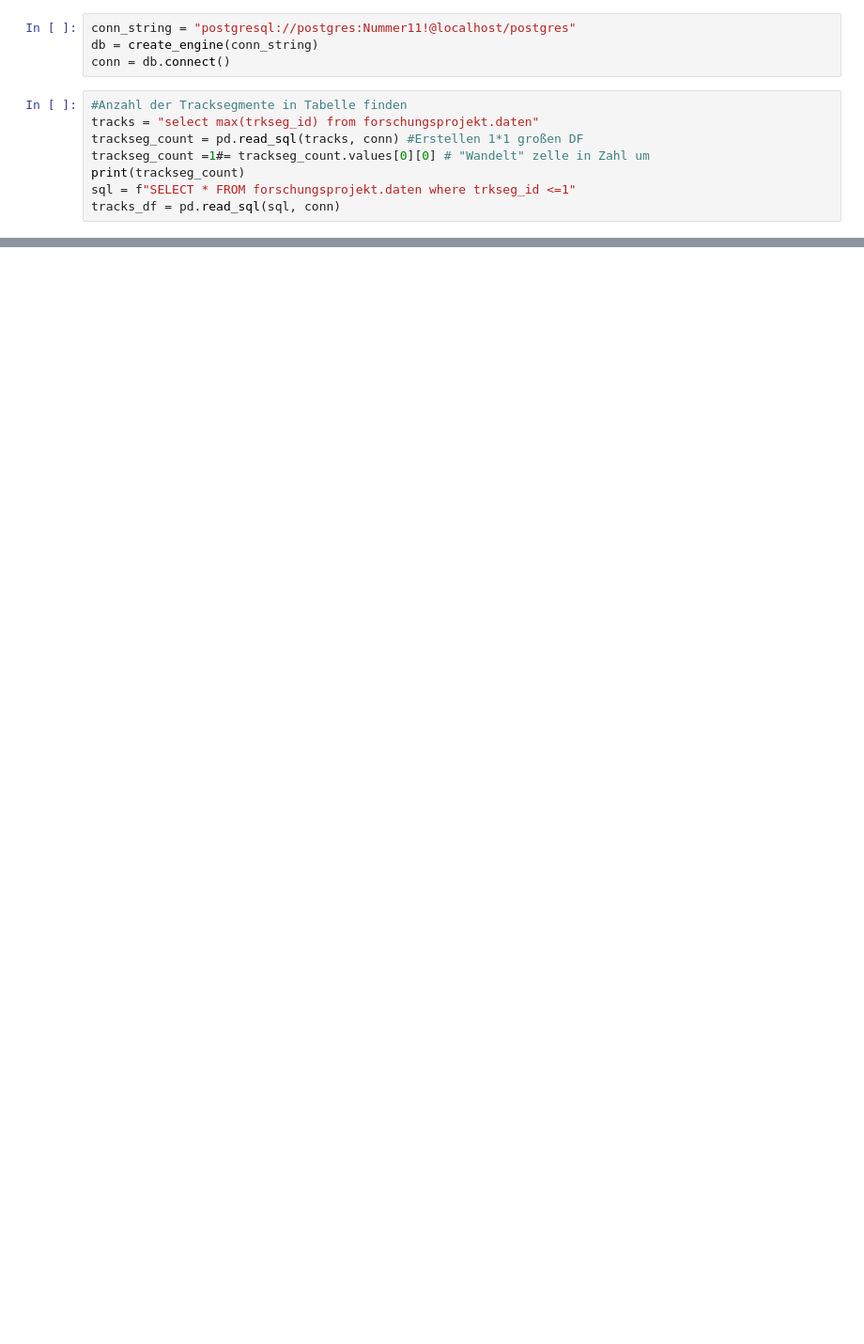
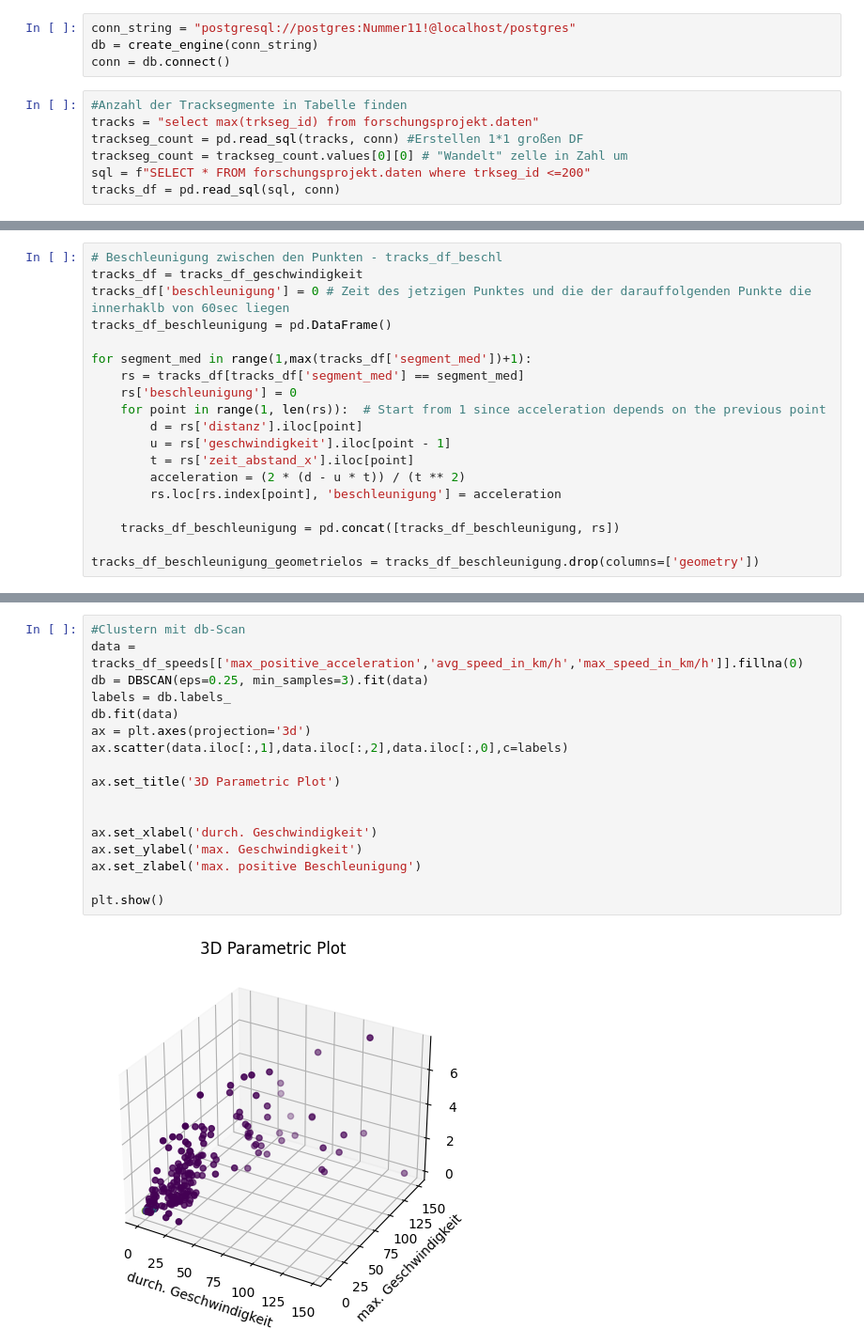
Before and after one commit to TKreutzmann/G613, a Jupyter notebook: Datenverarbeitung.ipynb, the cells around one changed output, grey strips where cells are left out. Shown at 94% size. Drawn from its saved outputs; the diff is of its cells as text; blank space fills up the shorter version.

```diff
--- a/Datenverarbeitung.ipynb
+++ b/Datenverarbeitung.ipynb
@@ -19,7 +30,6 @@ conn = db.connect()
 #Anzahl der Tracksegmente in Tabelle finden
 tracks = "select max(trkseg_id) from forschungsprojekt.daten"
 trackseg_count = pd.read_sql(tracks, conn) #Erstellen 1*1 großen DF
-trackseg_count =1#= trackseg_count.values[0][0] # "Wandelt" zelle in Zahl um
-print(trackseg_count)
-sql = f"SELECT * FROM forschungsprojekt.daten where trkseg_id <=1"
+trackseg_count = trackseg_count.values[0][0] # "Wandelt" zelle in Zahl um
+sql = f"SELECT * FROM forschungsprojekt.daten where trkseg_id <=200"
 tracks_df = pd.read_sql(sql, conn)
@@ -145,0 +197,19 @@ for trkseg in range(1,2):#max(tracks_df_seg['segment_med'])+1):
+# %%
+# Beschleunigung zwischen den Punkten - tracks_df_beschl
+tracks_df = tracks_df_geschwindigkeit
+tracks_df['beschleunigung'] = 0 # Zeit des jetzigen Punktes und die der darauffolgenden Punkte die innerhaklb von 60sec liegen
+tracks_df_beschleunigung = pd.DataFrame()
+
+for segment_med in range(1,max(tracks_df['segment_med'])+1):
+    rs = tracks_df[tracks_df['segment_med'] == segment_med]
+    rs['beschleunigung'] = 0
+    for point in range(1, len(rs)):  # Start from 1 since acceleration depends on the previous point
+        d = rs['distanz'].iloc[point]
+        u = rs['geschwindigkeit'].iloc[point - 1]
+        t = rs['zeit_abstand_x'].iloc[point]
+        acceleration = (2 * (d - u * t)) / (t ** 2)
+        rs.loc[rs.index[point], 'beschleunigung'] = acceleration
+
+    tracks_df_beschleunigung = pd.concat([tracks_df_beschleunigung, rs])
+
+tracks_df_beschleunigung_geometrielos = tracks_df_beschleunigung.drop(columns=['geometry'])
@@ -402,0 +370,19 @@ conn.close()
+# %%
+#Clustern mit db-Scan
+data = tracks_df_speeds[['max_positive_acceleration','avg_speed_in_km/h','max_speed_in_km/h']].fillna(0)
+db = DBSCAN(eps=0.25, min_samples=3).fit(data)
+labels = db.labels_
+db.fit(data)
+ax = plt.axes(projection='3d')
+ax.scatter(data.iloc[:,1],data.iloc[:,2],data.iloc[:,0],c=labels)
+
+ax.set_title('3D Parametric Plot')
+
+
+ax.set_xlabel('durch. Geschwindigkeit')
+ax.set_ylabel('max. Geschwindigkeit')
+ax.set_zlabel('max. positive Beschleunigung')
+
+plt.show()
+# %% [output]
+[figure, added]
```
Also changed, not shown: parts of 14 cells of this notebook, 3 other files.
